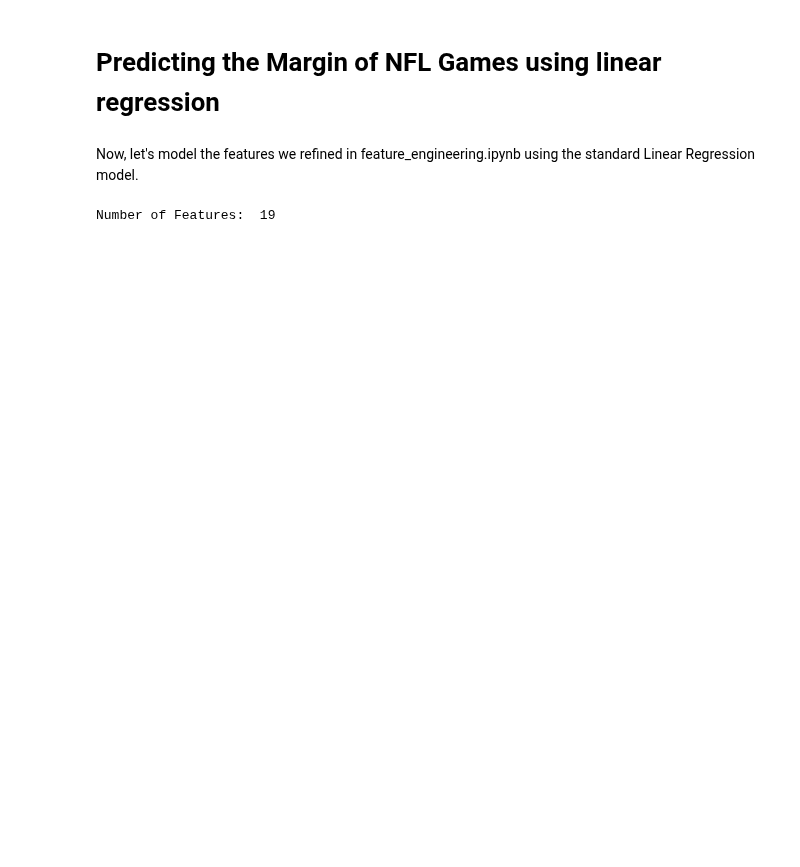
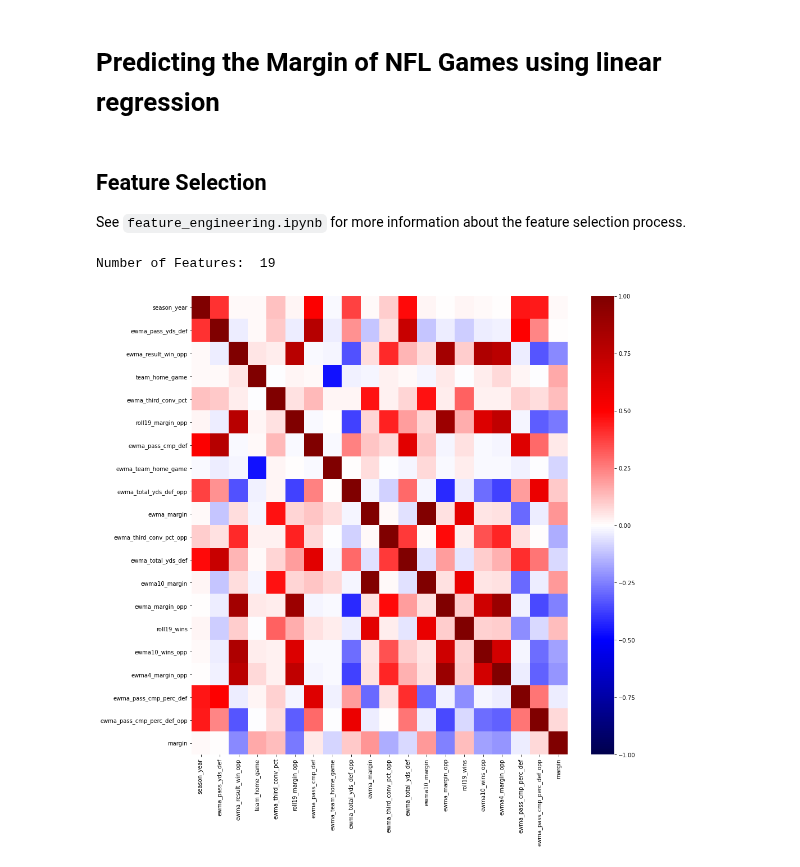
Before and after one commit to edubu2/metis-project2, a Jupyter notebook: code/final_modeling.ipynb, the cells around one changed output. Drawn from its saved outputs; the diff is of its cells as text; code cells hidden in the pictures; blank space fills up the shorter version.

Commit message:
Finish modeling, working on presentation

```diff
--- a/code/final_modeling.ipynb
+++ b/code/final_modeling.ipynb
@@ -17,8 +14,10 @@ from clean3 import clean_games
 df = clean_games('data/games.pickle', start_year=1990)
 # %%
 game_df = df.copy() # to prevent needing to rerun clean_games
-# %% [markdown]
-Now, let's model the features we refined in feature_engineering.ipynb using the standard Linear Regression model.
+# %% [markdown]
+## Feature Selection
+
+See `feature_engineering.ipynb` for more information about the feature selection process.
 # %%
 features = [
     'season_year',
@@ -47,3 +46,13 @@ target = 'margin'
 print("Number of Features: ", len(features))
 # %% [output]
 Number of Features:  19
+# %%
+all_cols = [c for c in features]
+all_cols.append('margin')
+model_df = game_df[all_cols]
+# %%
+
+fig, ax = plt.subplots(figsize=(15, 15))
+sns.heatmap(game_df[all_cols].corr(), cmap="seismic", vmin=-1, vmax=1, ax=ax);
+# %% [output]
+[figure, added]
```
Also changed, not shown: parts of 16 cells of this notebook.
